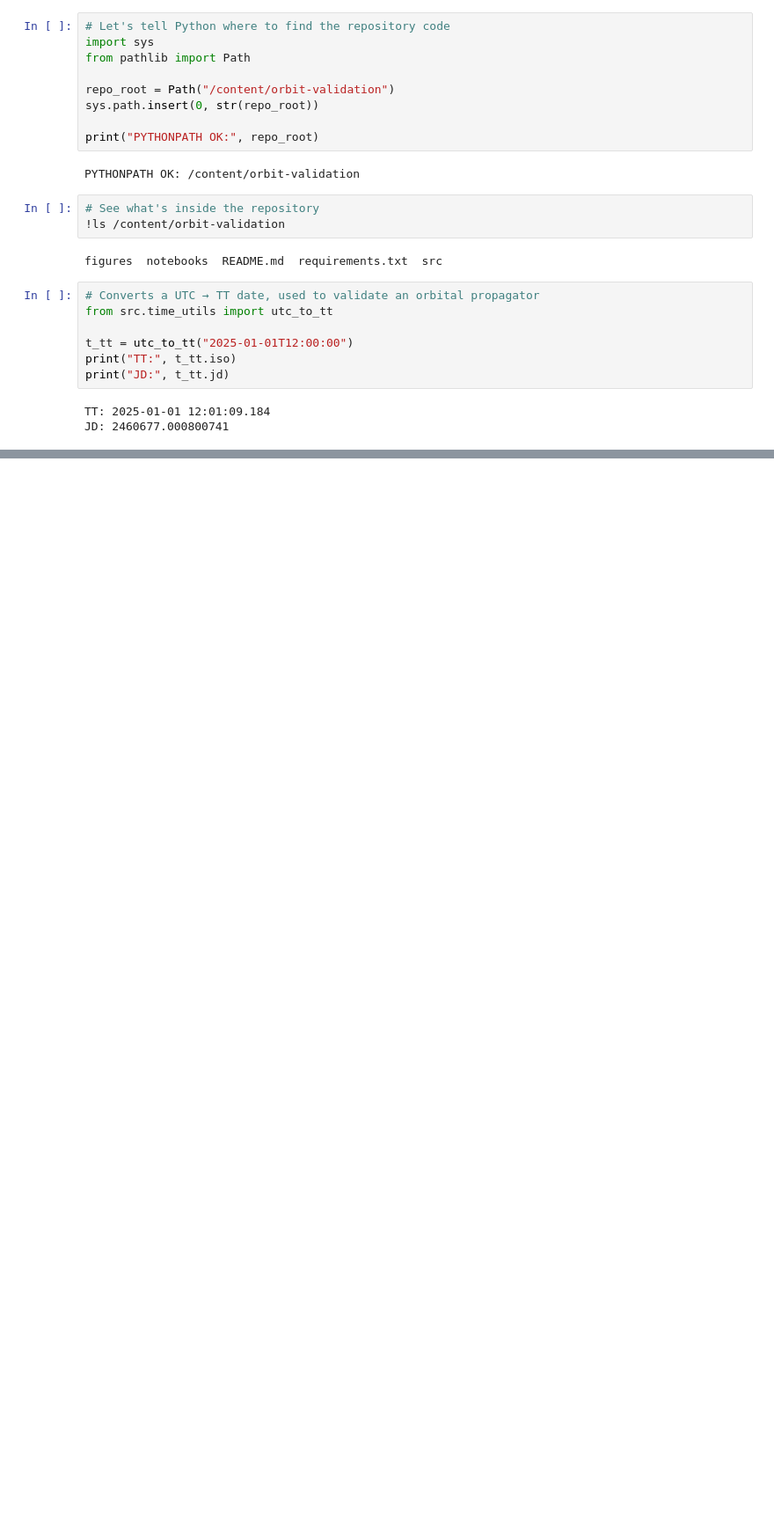
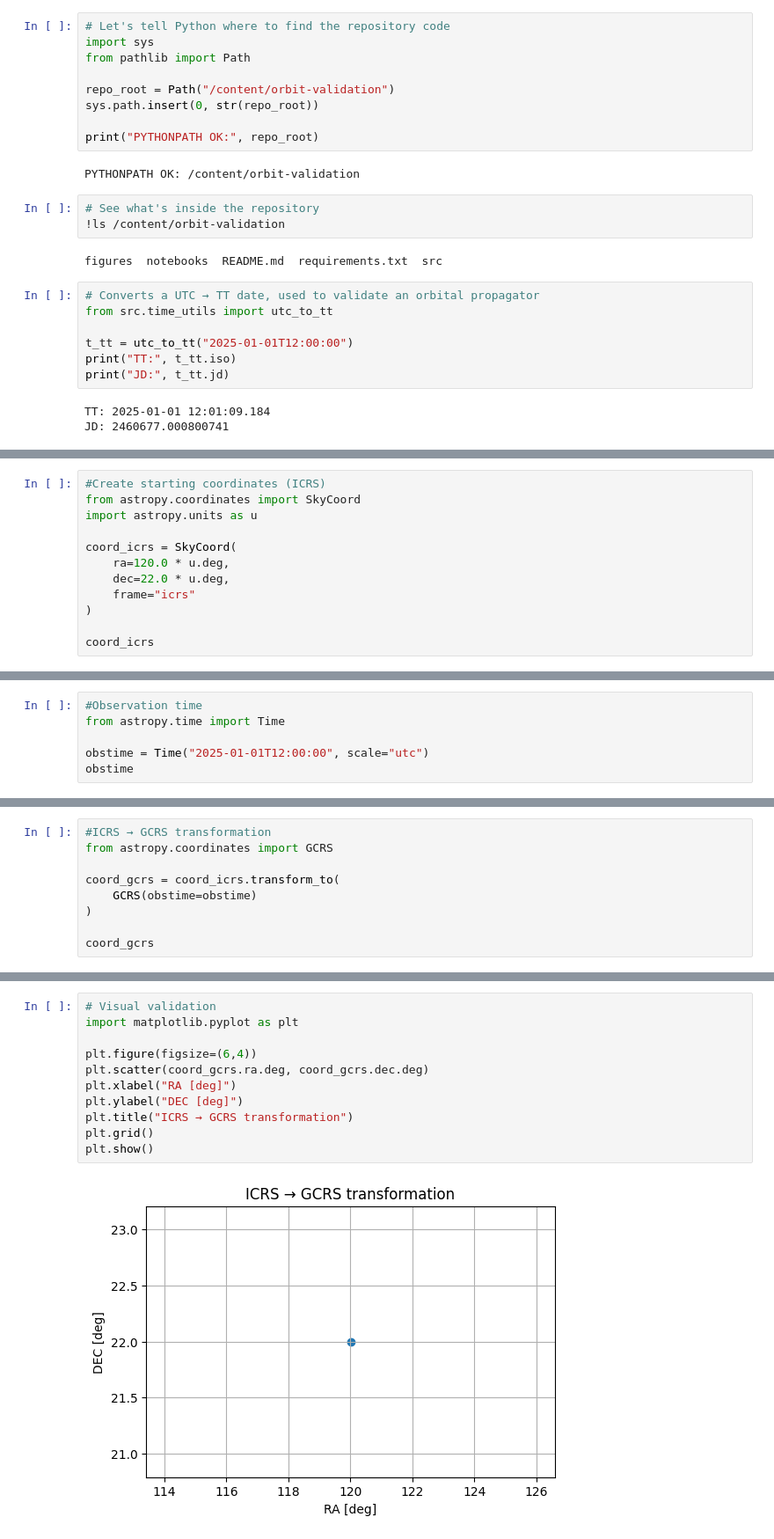
Before and after one commit to MrckHckr/orbit-validation, a Jupyter notebook: notebooks/validation.ipynb, the cells around one changed output, grey strips where cells are left out. Shown at 88% size. Cells and saved outputs as stored; diff of their text form; blank space fills up the shorter version.

```diff
--- a/notebooks/validation.ipynb
+++ b/notebooks/validation.ipynb
@@ -61,0 +66,12 @@ JD: 2460677.000800741
+# %%
+#Create starting coordinates (ICRS)
+from astropy.coordinates import SkyCoord
+import astropy.units as u
+
+coord_icrs = SkyCoord(
+    ra=120.0 * u.deg,
+    dec=22.0 * u.deg,
+    frame="icrs"
+)
+
+coord_icrs
@@ -61,0 +81,6 @@ JD: 2460677.000800741
+# %%
+#Observation time
+from astropy.time import Time
+
+obstime = Time("2025-01-01T12:00:00", scale="utc")
+obstime
@@ -61,0 +89,9 @@ JD: 2460677.000800741
+# %%
+#ICRS → GCRS transformation
+from astropy.coordinates import GCRS
+
+coord_gcrs = coord_icrs.transform_to(
+    GCRS(obstime=obstime)
+)
+
+coord_gcrs
@@ -61,0 +101,13 @@ JD: 2460677.000800741
+# %%
+# Visual validation
+import matplotlib.pyplot as plt
+
+plt.figure(figsize=(6,4))
+plt.scatter(coord_gcrs.ra.deg, coord_gcrs.dec.deg)
+plt.xlabel("RA [deg]")
+plt.ylabel("DEC [deg]")
+plt.title("ICRS → GCRS transformation")
+plt.grid()
+plt.show()
+# %% [output]
+[figure, added]
```
Also changed, not shown: parts of 6 cells of this notebook.
